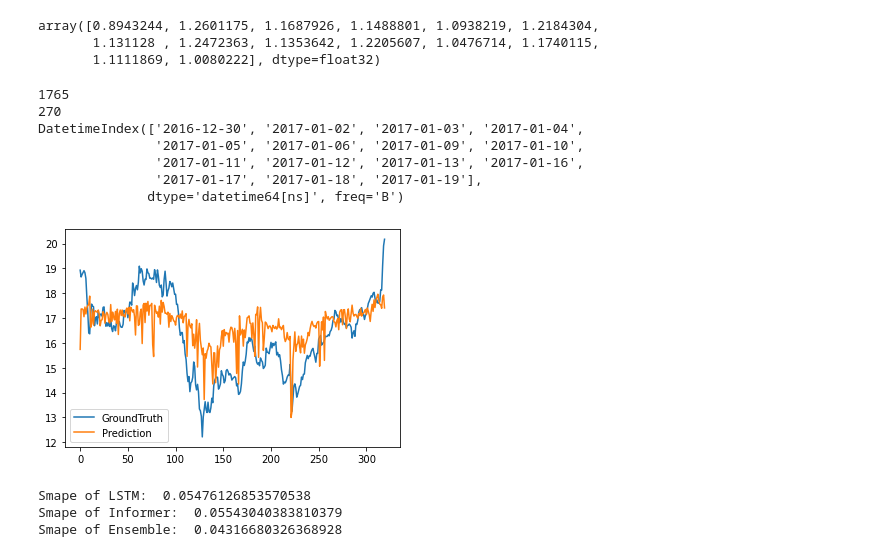
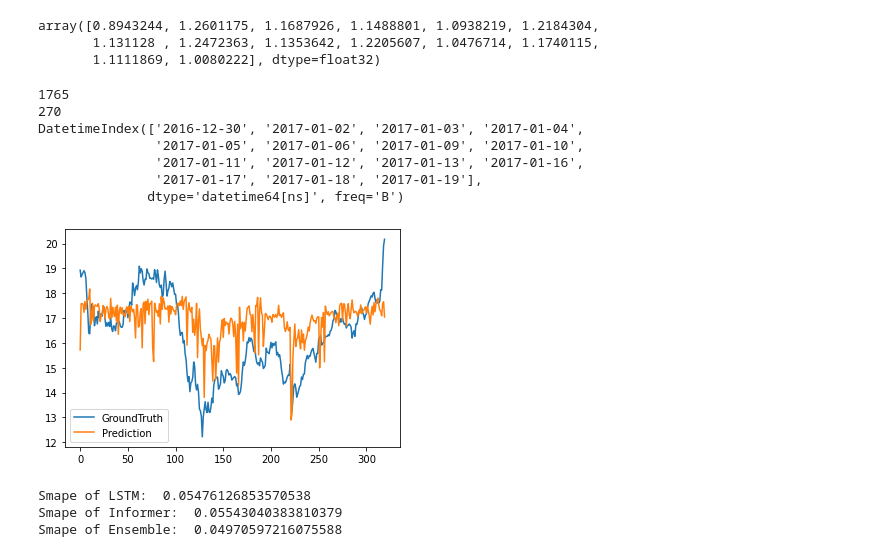
Before and after one commit to shanggao33/Data5703, a Jupyter notebook: Informer/bac_6col_new_sentiment@BAC_sentiment_sum_final/informer_bac_6col_new_sentiment.ipynb, the cells around one changed output. Drawn from its saved outputs; the diff is of its cells as text; code cells hidden in the pictures.

Commit message:
new ensemble weight

```diff
--- a/Informer/bac_6col_new_sentiment@BAC_sentiment_sum_final/informer_bac_6col_new_sentiment.ipynb
+++ b/Informer/bac_6col_new_sentiment@BAC_sentiment_sum_final/informer_bac_6col_new_sentiment.ipynb
@@ -1902,35 +1902,40 @@ lstm_preds = np.load('./BAC_sentiment_sum_final.npy')
 lstm_preds.shape
 # drop the last 13 sample
 lstm_preds = lstm_preds[:-13, :]
 
 informer_preds = pred_inver[:, 0, :]
 
 
 # average the predictions of Informer and LSTM
-ensemble_preds = (0.4*lstm_preds + 1.6*informer_preds) / 2
+# ensemble_preds = (0.4*lstm_preds + 1.6*informer_preds) / 2
+lstm_var = np.var(lstm_preds)
+informer_var = np.var(informer_preds)
+lstm_wgt = (1/lstm_var) / ((1/lstm_var)+(1/informer_var))
+informer_wgt = (1/informer_var) / ((1/lstm_var)+(1/informer_var))
+ensemble_preds = (lstm_wgt*lstm_preds + (informer_wgt+1)*informer_preds)/2
 ensemble_preds.shape
 
 import matplotlib.pyplot as plt
 import seaborn as sns
 
 plt.figure()
 plt.plot(trues[:, 0, :], label='GroundTruth')
 plt.plot(ensemble_preds, label='Prediction')
 plt.legend()
 plt.show()
 
 print("Smape of LSTM: ", SMAPE(lstm_preds, trues[:, 0, :]))
 print("Smape of Informer: ", SMAPE(informer_preds, trues[:, 0, :]))
 print("Smape of Ensemble: ", SMAPE(ensemble_preds, trues[:, 0, :]))
 # %% [output]
 1765
 270
 DatetimeIndex(['2016-12-30', '2017-01-02', '2017-01-03', '2017-01-04',
                '2017-01-05', '2017-01-06', '2017-01-09', '2017-01-10',
                '2017-01-11', '2017-01-12', '2017-01-13', '2017-01-16',
                '2017-01-17', '2017-01-18', '2017-01-19'],
               dtype='datetime64[ns]', freq='B')
-[figure, old version]
+[figure, new version]
 Smape of LSTM:  0.05476126853570538
 Smape of Informer:  0.05543040383810379
-Smape of Ensemble:  0.04316680326368928
+Smape of Ensemble:  0.04970597216075588
```
Also changed, not shown: parts of 1 cell of this notebook, 24 other files.
